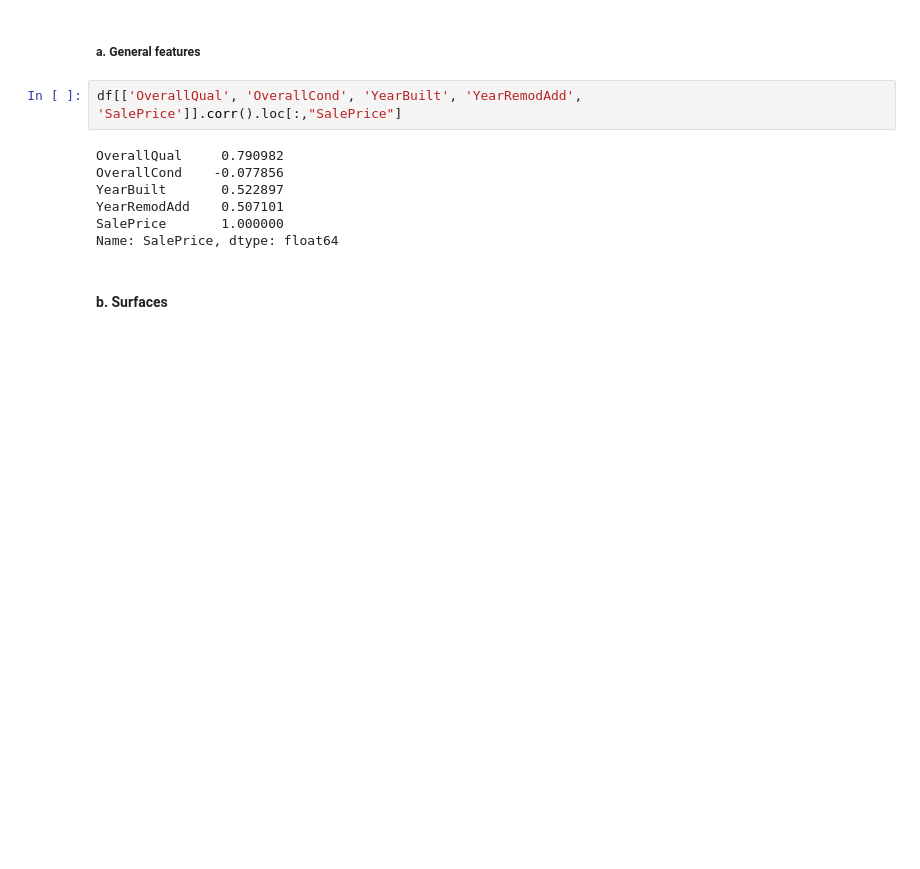
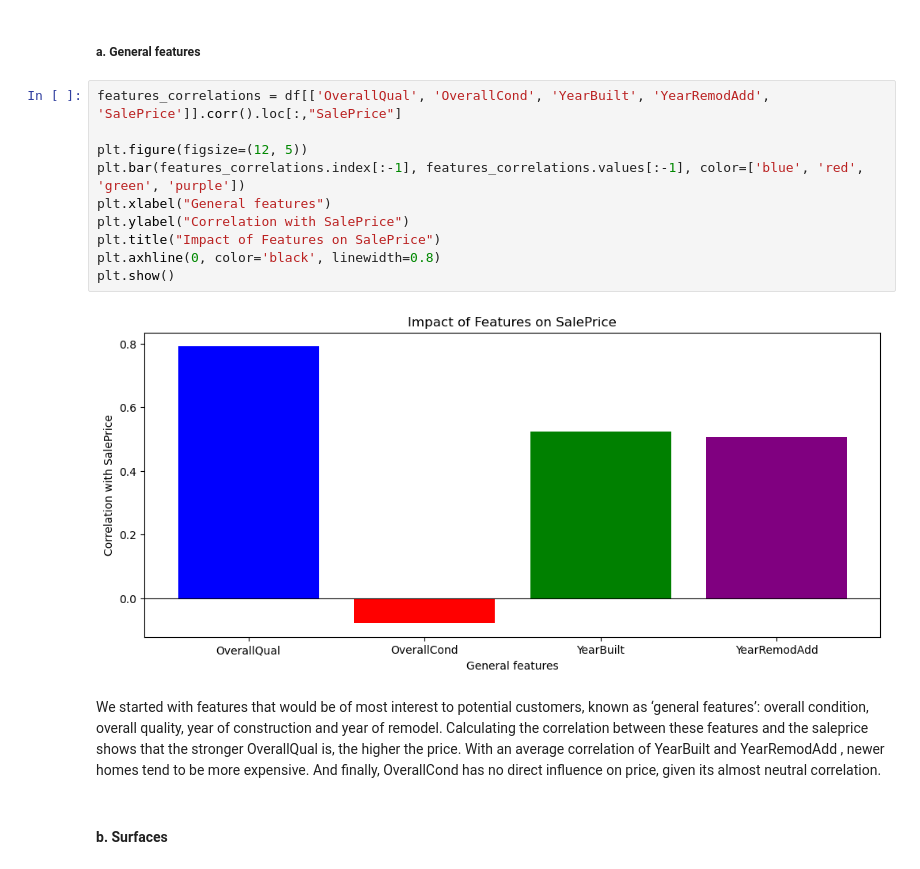
Before and after one commit to superMass14/immoSense, a Jupyter notebook: notebook/main.ipynb, the cells around one changed output. Saved outputs shown, nothing was run; the diff lists cells and outputs as text; blank space fills up the shorter version.

Commit message:
General features, surfaces, garage and exterior & Bedrooms and bathrooms

```diff
--- a/notebook/main.ipynb
+++ b/notebook/main.ipynb
@@ -247,14 +247,20 @@ import matplotlib.pyplot as plt
 # %% [markdown]
 ##### a. General features
 # %%
-df[['OverallQual', 'OverallCond', 'YearBuilt', 'YearRemodAdd', 'SalePrice']].corr().loc[:,"SalePrice"]
+features_correlations = df[['OverallQual', 'OverallCond', 'YearBuilt', 'YearRemodAdd', 'SalePrice']].corr().loc[:,"SalePrice"]
+
+plt.figure(figsize=(12, 5))
+plt.bar(features_correlations.index[:-1], features_correlations.values[:-1], color=['blue', 'red', 'green', 'purple'])
+plt.xlabel("General features")
+plt.ylabel("Correlation with SalePrice")
+plt.title("Impact of Features on SalePrice")
+plt.axhline(0, color='black', linewidth=0.8)
+plt.show()
 # %% [output]
-OverallQual     0.790982
-OverallCond    -0.077856
-YearBuilt       0.522897
-YearRemodAdd    0.507101
-SalePrice       1.000000
-Name: SalePrice, dtype: float64
+[figure, added]
+# %% [markdown]
+We started with features that would be of most interest to potential customers, known as ‘general features’: overall condition, overall quality, year of construction and year of remodel.
+Calculating the correlation between these features and the saleprice shows that the stronger OverallQual is, the higher the price. With an average correlation of YearBuilt and YearRemodAdd , newer homes tend to be more expensive. And finally, OverallCond has no direct influence on price, given its almost neutral correlation.
 # %% [markdown]
 #### b. Surfaces
 # %%
```
Also changed, not shown: parts of 10 cells of this notebook.
